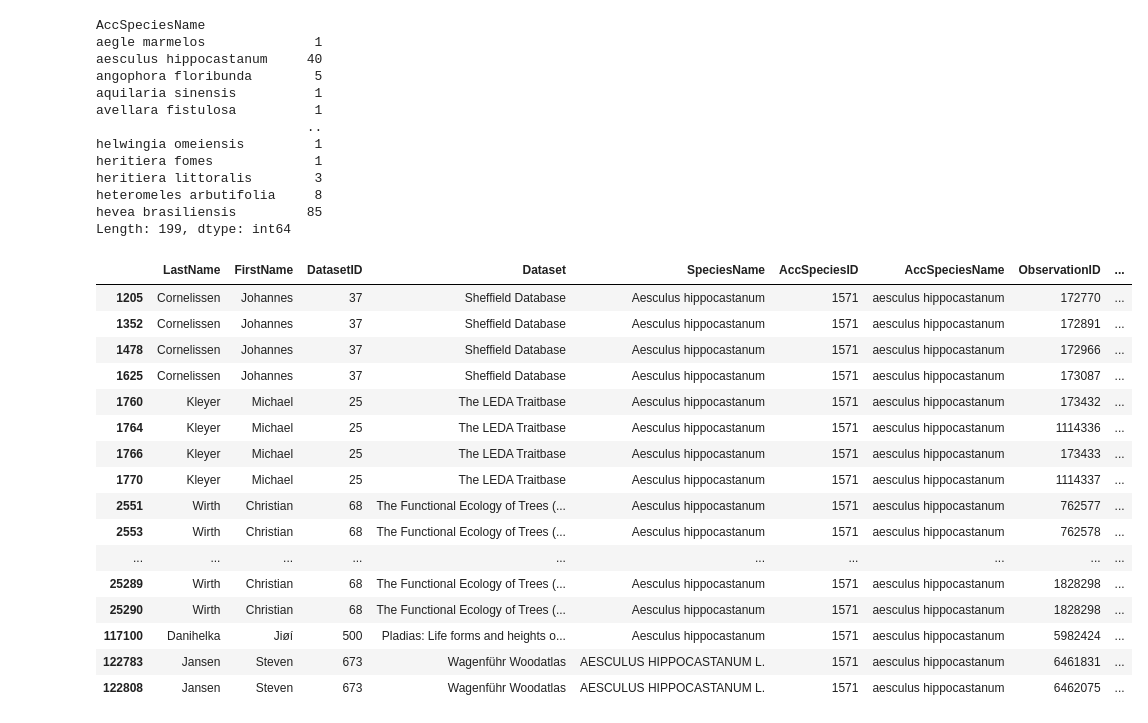
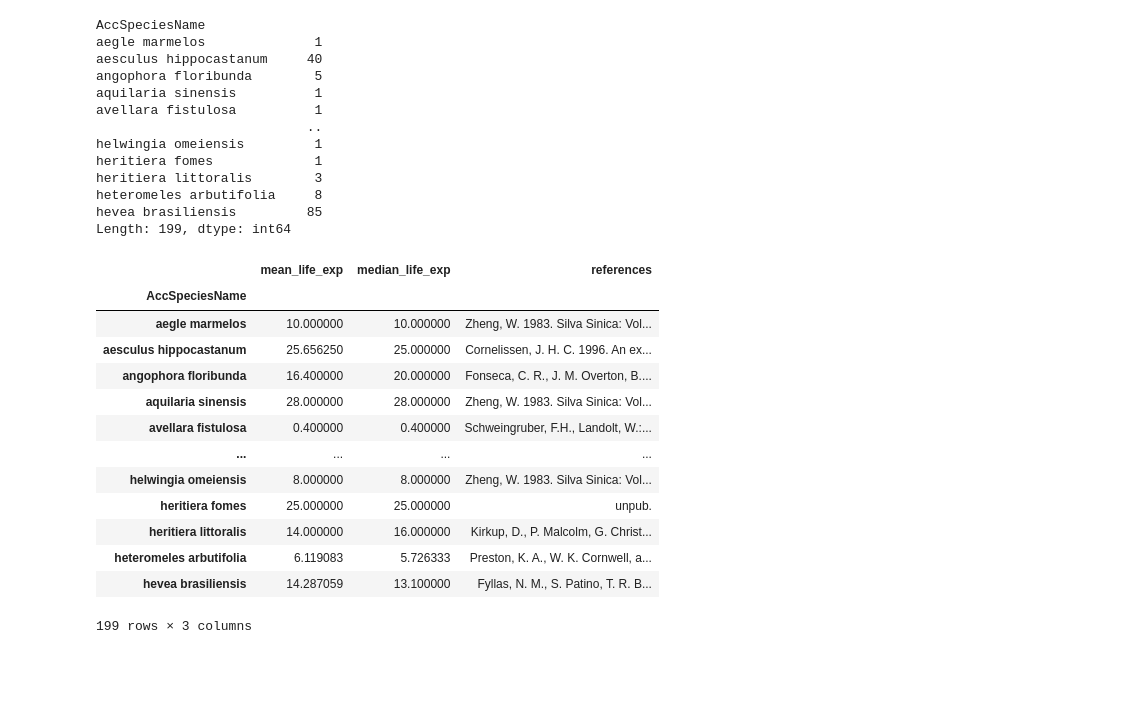
Before and after one commit to Escarlataaaaa/plants_traits, a Jupyter notebook: plant_height_vegetative.ipynb, the cells around one changed output. Saved outputs shown, nothing was run; the diff lists cells and outputs as text; code cells hidden in the pictures; blank space fills up the shorter version.

Commit message:
correct some errors in plant_veg one and upload plant_height

```diff
--- a/plant_height_vegetative.ipynb
+++ b/plant_height_vegetative.ipynb
@@ -147,23 +147,24 @@ heteromeles arbutifolia     8
 hevea brasiliensis         85
 Length: 199, dtype: int64
 # %%
-grouped = df_trait_id_non_nan.groupby("AccSpeciesName")
-grouped.get_group("aesculus hippocastanum")
+df_grouped = df_trait_id_non_nan.groupby("AccSpeciesName").agg(
+    mean_life_exp=("StdValue", "mean"),
+    median_life_exp=("StdValue", "median"),
+    references=("Reference", lambda x: "; ".join(x.dropna().unique()))
+)
+df_grouped
 # %% [output]
-|  | LastName | FirstName | DatasetID | Dataset | SpeciesName | AccSpeciesID | AccSpeciesName | ObservationID | ... |
-| 1205 | Cornelissen | Johannes | 37 | Sheffield Database | Aesculus hippocastanum | 1571 | aesculus hippocastanum | 172770 | ... |
-| 1352 | Cornelissen | Johannes | 37 | Sheffield Database | Aesculus hippocastanum | 1571 | aesculus hippocastanum | 172891 | ... |
-| 1478 | Cornelissen | Johannes | 37 | Sheffield Database | Aesculus hippocastanum | 1571 | aesculus hippocastanum | 172966 | ... |
-| 1625 | Cornelissen | Johannes | 37 | Sheffield Database | Aesculus hippocastanum | 1571 | aesculus hippocastanum | 173087 | ... |
-| 1760 | Kleyer | Michael | 25 | The LEDA Traitbase | Aesculus hippocastanum | 1571 | aesculus hippocastanum | 173432 | ... |
-| 1764 | Kleyer | Michael | 25 | The LEDA Traitbase | Aesculus hippocastanum | 1571 | aesculus hippocastanum | 1114336 | ... |
-| 1766 | Kleyer | Michael | 25 | The LEDA Traitbase | Aesculus hippocastanum | 1571 | aesculus hippocastanum | 173433 | ... |
-| 1770 | Kleyer | Michael | 25 | The LEDA Traitbase | Aesculus hippocastanum | 1571 | aesculus hippocastanum | 1114337 | ... |
-| 2551 | Wirth | Christian | 68 | The Functional Ecology of Trees (... | Aesculus hippocastanum | 1571 | aesculus hippocastanum | 762577 | ... |
-| 2553 | Wirth | Christian | 68 | The Functional Ecology of Trees (... | Aesculus hippocastanum | 1571 | aesculus hippocastanum | 762578 | ... |
-| ... | ... | ... | ... | ... | ... | ... | ... | ... | ... |
-| 25289 | Wirth | Christian | 68 | The Functional Ecology of Trees (... | Aesculus hippocastanum | 1571 | aesculus hippocastanum | 1828298 | ... |
-| 25290 | Wirth | Christian | 68 | The Functional Ecology of Trees (... | Aesculus hippocastanum | 1571 | aesculus hippocastanum | 1828298 | ... |
-| 117100 | Danihelka | Jiøí | 500 | Pladias: Life forms and heights o... | Aesculus hippocastanum | 1571 | aesculus hippocastanum | 5982424 | ... |
-| 122783 | Jansen | Steven | 673 | Wagenführ Woodatlas | AESCULUS HIPPOCASTANUM L. | 1571 | aesculus hippocastanum | 6461831 | ... |
-| 122808 | Jansen | Steven | 673 | Wagenführ Woodatlas | AESCULUS HIPPOCASTANUM L. | 1571 | aesculus hippocastanum | 6462075 | ... |
+|  | mean_life_exp | median_life_exp | references |
+| AccSpeciesName |  |  |  |
+| aegle marmelos | 10.000000 | 10.000000 | Zheng, W. 1983. Silva Sinica: Vol... |
+| aesculus hippocastanum | 25.656250 | 25.000000 | Cornelissen, J. H. C. 1996. An ex... |
+| angophora floribunda | 16.400000 | 20.000000 | Fonseca, C. R., J. M. Overton, B.... |
+| aquilaria sinensis | 28.000000 | 28.000000 | Zheng, W. 1983. Silva Sinica: Vol... |
+| avellara fistulosa | 0.400000 | 0.400000 | Schweingruber, F.H., Landolt, W.:... |
+| ... | ... | ... | ... |
+| helwingia omeiensis | 8.000000 | 8.000000 | Zheng, W. 1983. Silva Sinica: Vol... |
+| heritiera fomes | 25.000000 | 25.000000 | unpub. |
+| heritiera littoralis | 14.000000 | 16.000000 | Kirkup, D., P. Malcolm, G. Christ... |
+| heteromeles arbutifolia | 6.119083 | 5.726333 | Preston, K. A., W. K. Cornwell, a... |
+| hevea brasiliensis | 14.287059 | 13.100000 | Fyllas, N. M., S. Patino, T. R. B... |
+199 rows × 3 columns
```
Also changed, not shown: parts of 1 cell of this notebook, 1 other file.
